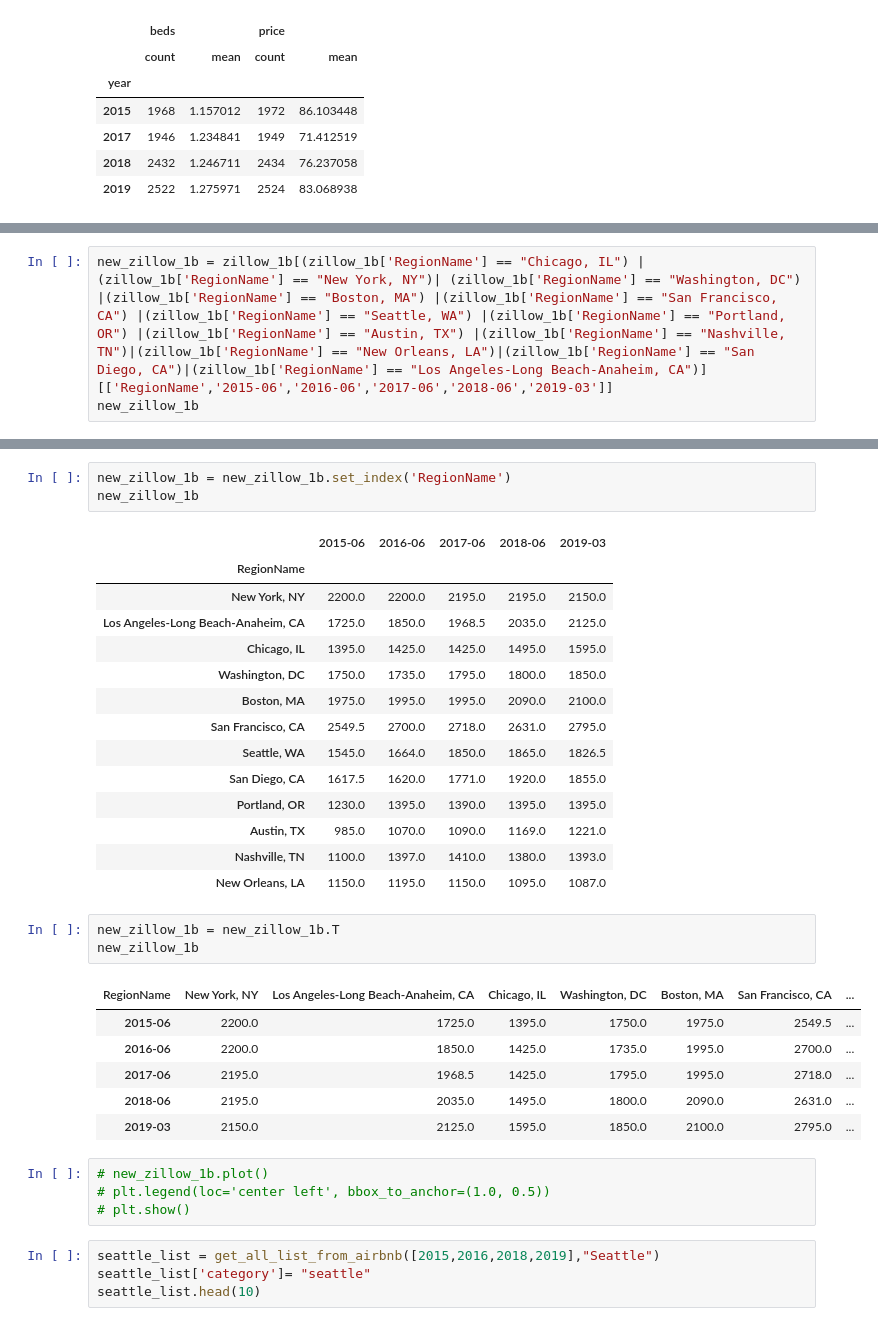
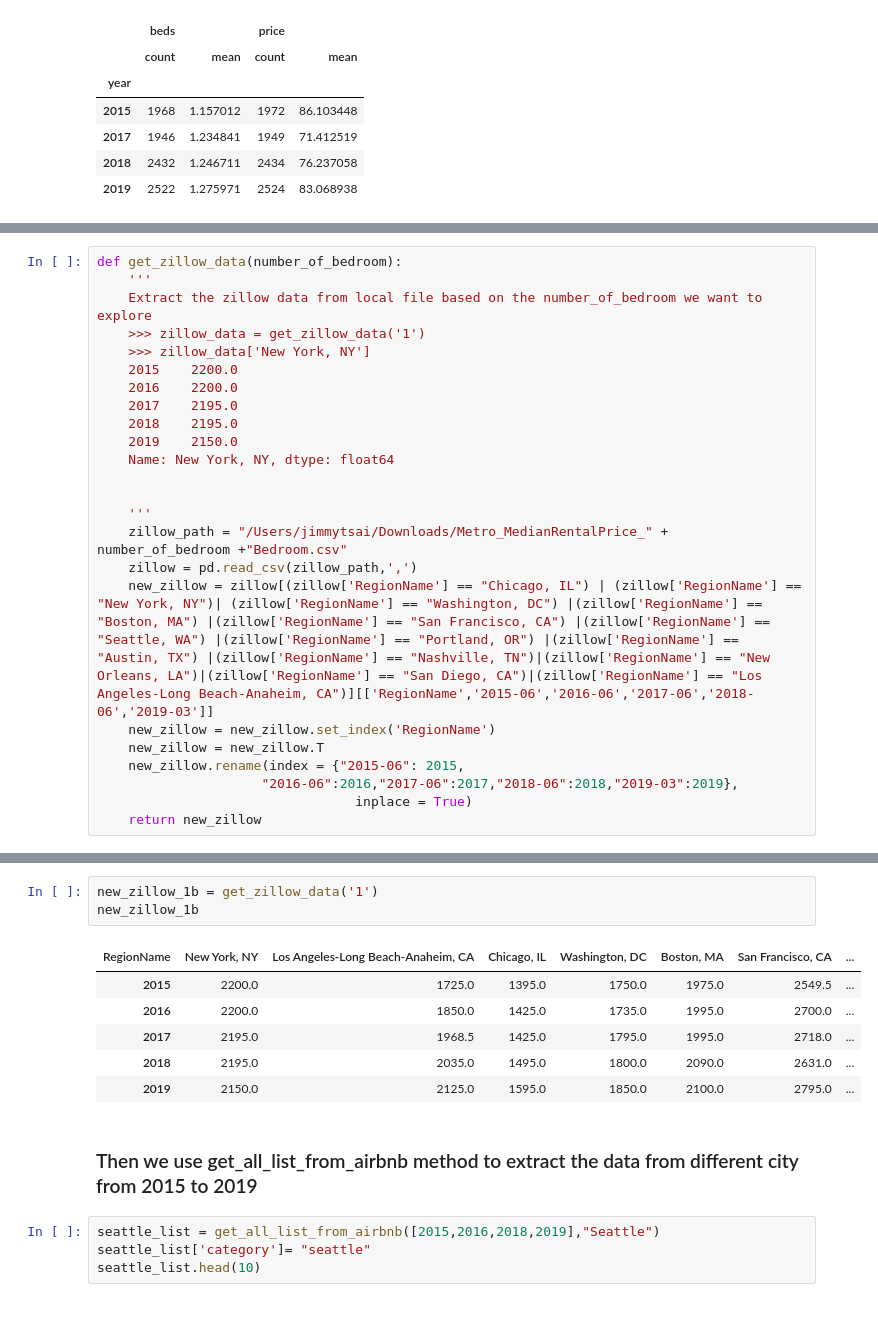
Before and after one commit to cye2277/Final_Project, a Jupyter notebook: PR_Final_project.ipynb, the cells around one changed output, grey strips where cells are left out. Saved outputs shown, nothing was run; the diff lists cells and outputs as text.

```diff
--- a/PR_Final_project.ipynb
+++ b/PR_Final_project.ipynb
@@ -198,3 +223,24 @@ zillow_1b.head(10)
 # %%
-new_zillow_1b = zillow_1b[(zillow_1b['RegionName'] == "Chicago, IL") | (zillow_1b['RegionName'] == "New York, NY")| (zillow_1b['RegionName'] == "Washington, DC") |(zillow_1b['RegionName'] == "Boston, MA") |(zillow_1b['RegionName'] == "San Francisco, CA") |(zillow_1b['RegionName'] == "Seattle, WA") |(zillow_1b['RegionName'] == "Portland, OR") |(zillow_1b['RegionName'] == "Austin, TX") |(zillow_1b['RegionName'] == "Nashville, TN")|(zillow_1b['RegionName'] == "New Orleans, LA")|(zillow_1b['RegionName'] == "San Diego, CA")|(zillow_1b['RegionName'] == "Los Angeles-Long Beach-Anaheim, CA")][['RegionName','2015-06','2016-06','2017-06','2018-06','2019-03']]
-new_zillow_1b
+def get_zillow_data(number_of_bedroom):
+    '''
+    Extract the zillow data from local file based on the number_of_bedroom we want to explore
+    >>> zillow_data = get_zillow_data('1')
+    >>> zillow_data['New York, NY']
+    2015    2200.0
+    2016    2200.0
+    2017    2195.0
+    2018    2195.0
+    2019    2150.0
+    Name: New York, NY, dtype: float64
+
+
+    '''
+    zillow_path = "/Users/jimmytsai/Downloads/Metro_MedianRentalPrice_" + number_of_bedroom +"Bedroom.csv"
+    zillow = pd.read_csv(zillow_path,',')
+    new_zillow = zillow[(zillow['RegionName'] == "Chicago, IL") | (zillow['RegionName'] == "New York, NY")| (zillow['RegionName'] == "Washington, DC") |(zillow['RegionName'] == "Boston, MA") |(zillow['RegionName'] == "San Francisco, CA") |(zillow['RegionName'] == "Seattle, WA") |(zillow['RegionName'] == "Portland, OR") |(zillow['RegionName'] == "Austin, TX") |(zillow['RegionName'] == "Nashville, TN")|(zillow['RegionName'] == "New Orleans, LA")|(zillow['RegionName'] == "San Diego, CA")|(zillow['RegionName'] == "Los Angeles-Long Beach-Anaheim, CA")][['RegionName','2015-06','2016-06','2017-06','2018-06','2019-03']]
+    new_zillow = new_zillow.set_index('RegionName')
+    new_zillow = new_zillow.T
+    new_zillow.rename(index = {"2015-06": 2015,
+                     "2016-06":2016,"2017-06":2017,"2018-06":2018,"2019-03":2019},
+                                 inplace = True)
+    return new_zillow
@@ -215,35 +247,15 @@ new_zillow_1b
-# %%
-new_zillow_1b = new_zillow_1b.set_index('RegionName')
-new_zillow_1b
-# %% [output]
-|  | 2015-06 | 2016-06 | 2017-06 | 2018-06 | 2019-03 |
-| RegionName |  |  |  |  |  |
-| New York, NY | 2200.0 | 2200.0 | 2195.0 | 2195.0 | 2150.0 |
-| Los Angeles-Long Beach-Anaheim, CA | 1725.0 | 1850.0 | 1968.5 | 2035.0 | 2125.0 |
-| Chicago, IL | 1395.0 | 1425.0 | 1425.0 | 1495.0 | 1595.0 |
-| Washington, DC | 1750.0 | 1735.0 | 1795.0 | 1800.0 | 1850.0 |
-| Boston, MA | 1975.0 | 1995.0 | 1995.0 | 2090.0 | 2100.0 |
-| San Francisco, CA | 2549.5 | 2700.0 | 2718.0 | 2631.0 | 2795.0 |
-| Seattle, WA | 1545.0 | 1664.0 | 1850.0 | 1865.0 | 1826.5 |
-| San Diego, CA | 1617.5 | 1620.0 | 1771.0 | 1920.0 | 1855.0 |
-| Portland, OR | 1230.0 | 1395.0 | 1390.0 | 1395.0 | 1395.0 |
-| Austin, TX | 985.0 | 1070.0 | 1090.0 | 1169.0 | 1221.0 |
-| Nashville, TN | 1100.0 | 1397.0 | 1410.0 | 1380.0 | 1393.0 |
-| New Orleans, LA | 1150.0 | 1195.0 | 1150.0 | 1095.0 | 1087.0 |
 # %%
-new_zillow_1b = new_zillow_1b.T
+new_zillow_1b = get_zillow_data('1')
 new_zillow_1b
 # %% [output]
 | RegionName | New York, NY | Los Angeles-Long Beach-Anaheim, CA | Chicago, IL | Washington, DC | Boston, MA | San Francisco, CA | ... |
-| 2015-06 | 2200.0 | 1725.0 | 1395.0 | 1750.0 | 1975.0 | 2549.5 | ... |
-| 2016-06 | 2200.0 | 1850.0 | 1425.0 | 1735.0 | 1995.0 | 2700.0 | ... |
-| 2017-06 | 2195.0 | 1968.5 | 1425.0 | 1795.0 | 1995.0 | 2718.0 | ... |
-| 2018-06 | 2195.0 | 2035.0 | 1495.0 | 1800.0 | 2090.0 | 2631.0 | ... |
-| 2019-03 | 2150.0 | 2125.0 | 1595.0 | 1850.0 | 2100.0 | 2795.0 | ... |
+| 2015 | 2200.0 | 1725.0 | 1395.0 | 1750.0 | 1975.0 | 2549.5 | ... |
+| 2016 | 2200.0 | 1850.0 | 1425.0 | 1735.0 | 1995.0 | 2700.0 | ... |
+| 2017 | 2195.0 | 1968.5 | 1425.0 | 1795.0 | 1995.0 | 2718.0 | ... |
+| 2018 | 2195.0 | 2035.0 | 1495.0 | 1800.0 | 2090.0 | 2631.0 | ... |
+| 2019 | 2150.0 | 2125.0 | 1595.0 | 1850.0 | 2100.0 | 2795.0 | ... |
-# %%
-# new_zillow_1b.plot()
-# plt.legend(loc='center left', bbox_to_anchor=(1.0, 0.5))
-# plt.show()
+# %% [markdown]
+### Then we use get_all_list_from_airbnb method to extract the data from different city from 2015 to 2019
 # %%
 seattle_list = get_all_list_from_airbnb([2015,2016,2018,2019],"Seattle")
 seattle_list['category']= "seattle"
```
Also changed, not shown: parts of 92 cells of this notebook.
